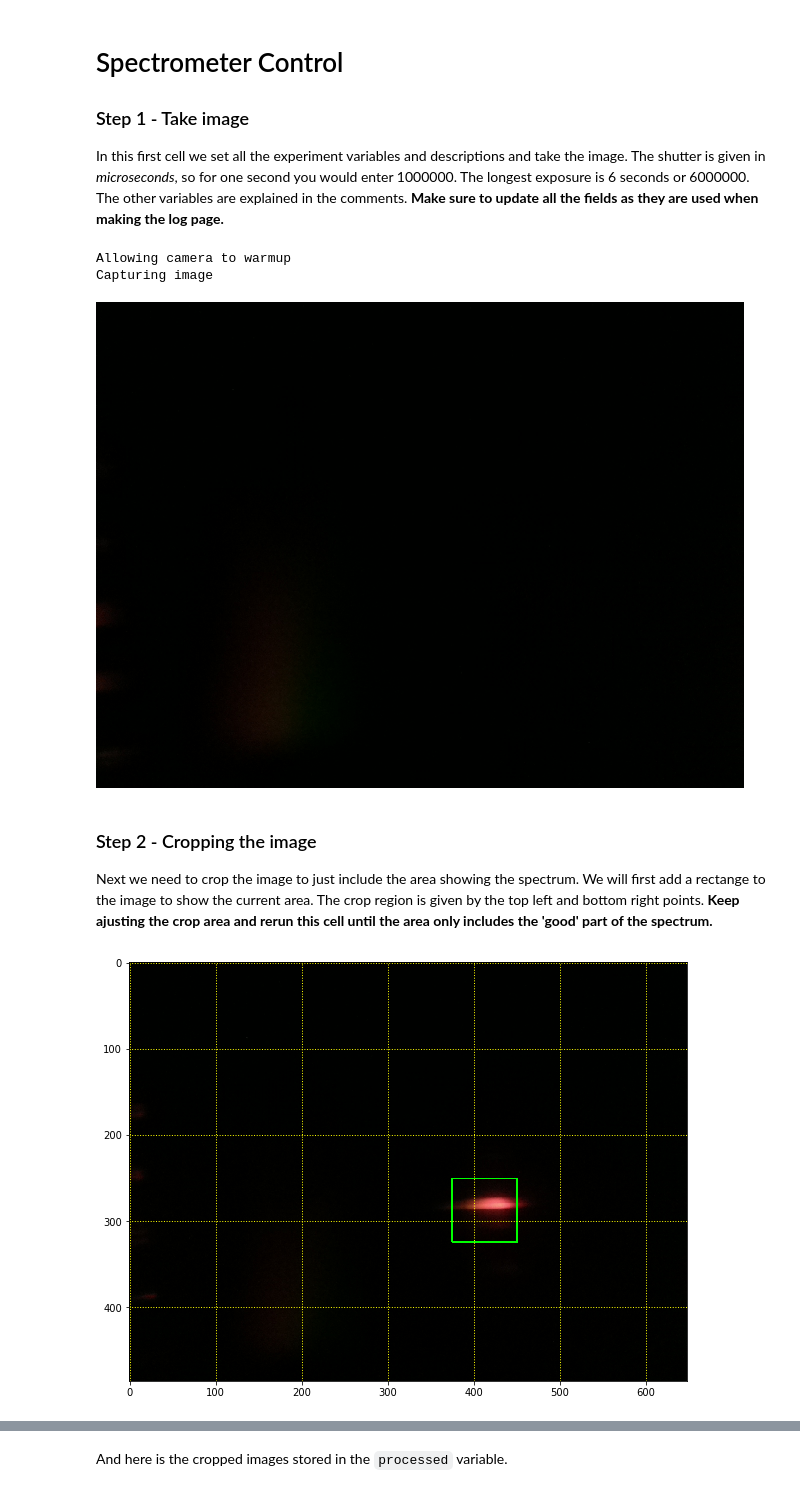
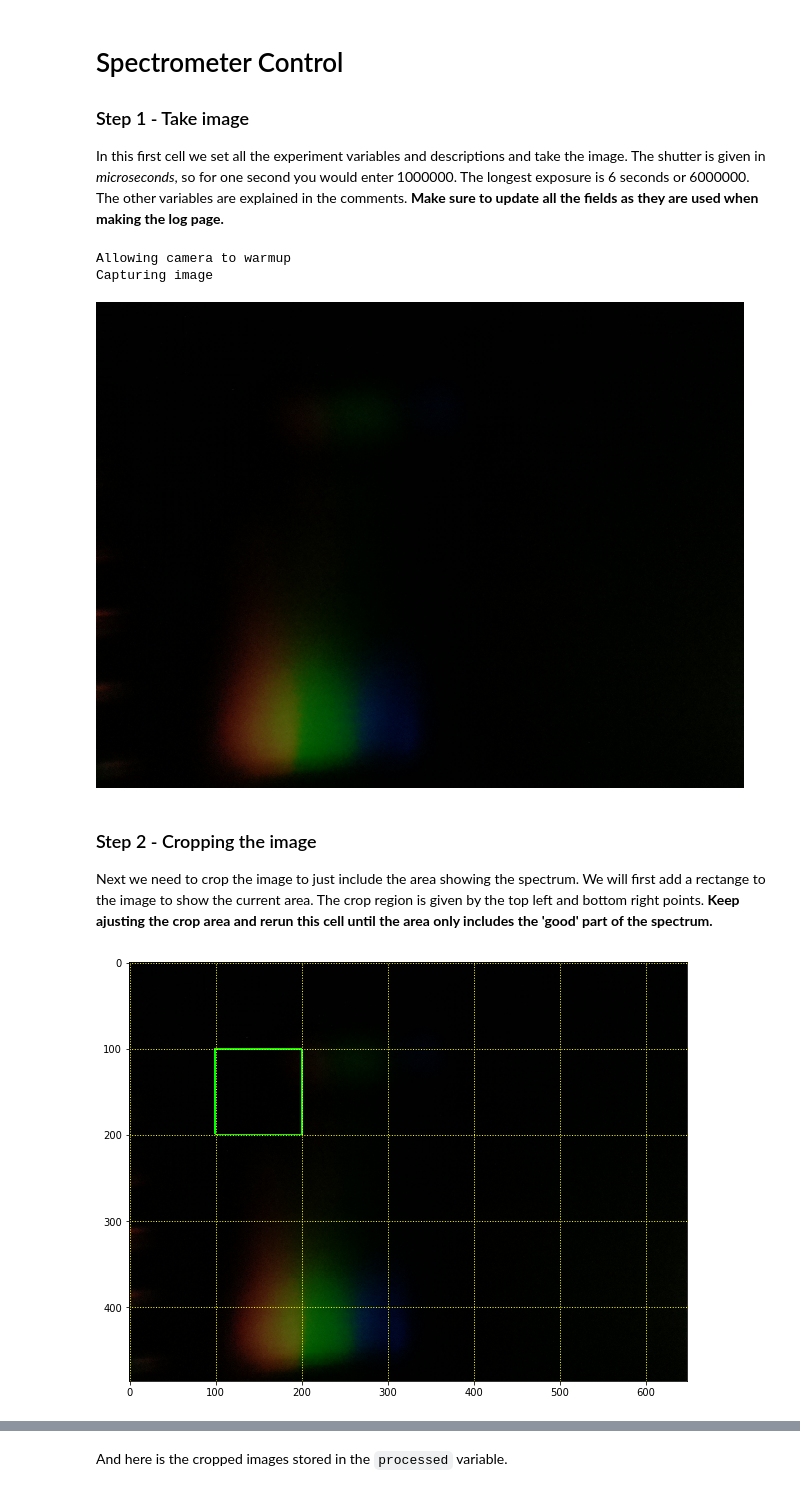
Before and after one commit to DreamerByMoonlight/LegoSpectrometer, a Jupyter notebook: SpectrometerControl.ipynb, the cells around one changed output, grey strips where cells are left out. Drawn from its saved outputs; the diff is of its cells as text; code cells hidden in the pictures.

```diff
--- a/SpectrometerControl.ipynb
+++ b/SpectrometerControl.ipynb
@@ -195,11 +188,11 @@ In this first cell we set all the experiment variables and descriptions and take
 # %%
 # Change these to match your experiment
 
-lightSource        = "NeoPixel (RGB 255,0,0)"
+lightSource        = "LED Bulb"
 scientistName      = "Arabella"
-transmissionSample = "None"
+transmissionSample = "Red safety glasses"
 experimentNotes    = '''
-I'm testing the other colors to get an accurate comparison.
+I'm now testing filtered light. I'll compare this with a normal spectrum, and with other sources of filtered light.
 <b> </b>
 '''
 measurementTaken = strftime("%Y%m%d-%H%M%S")
@@ -214,15 +207,15 @@ raw
 # %% [output]
 Allowing camera to warmup
 Capturing image
-[figure, old version]
+[figure, new version]
 # %% [markdown]
 ### Step 2 - Cropping the image
 
 Next we need to crop the image to just include the area showing the spectrum. We will first add a rectange to the image to show the current area. The crop region is given by the top left and bottom right points. **Keep ajusting the crop area and rerun this cell until the area only includes the 'good' part of the spectrum.**
 # %%
 angle = 0.0
-crop  = [450,250,375,325]
+crop  = [200,100,100,200]
 
 processed = cropImage(raw,crop,angle)
 # %% [output]
-[figure, old version]
+[figure, new version]
```
Also changed, not shown: parts of 8 cells of this notebook, 18 other files.
